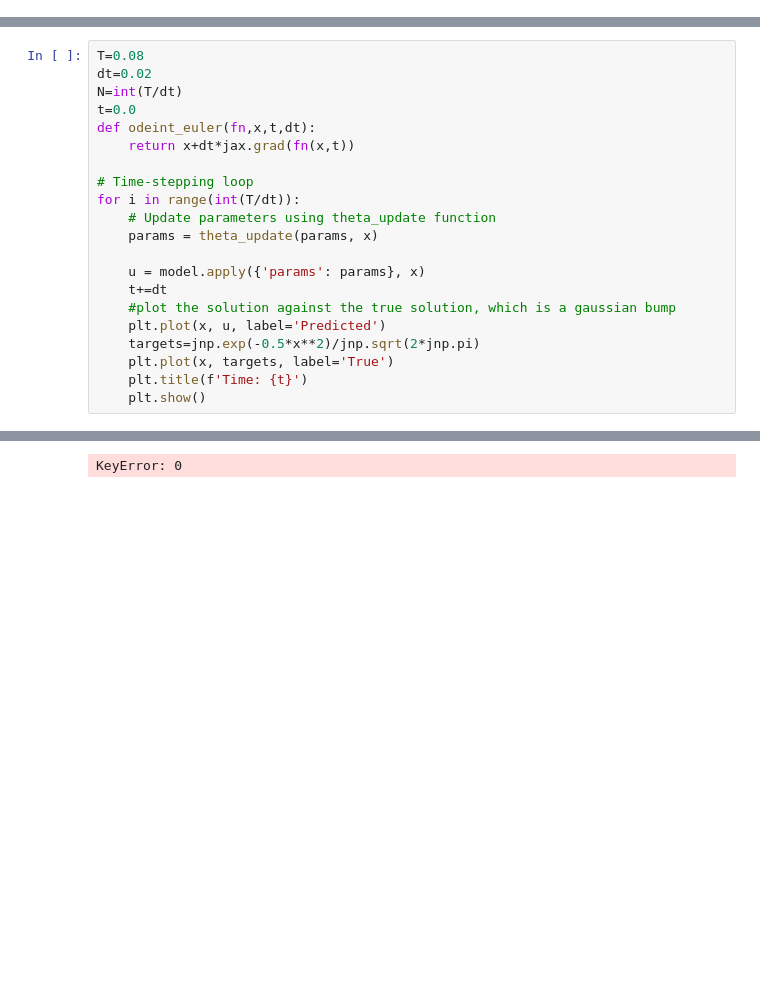
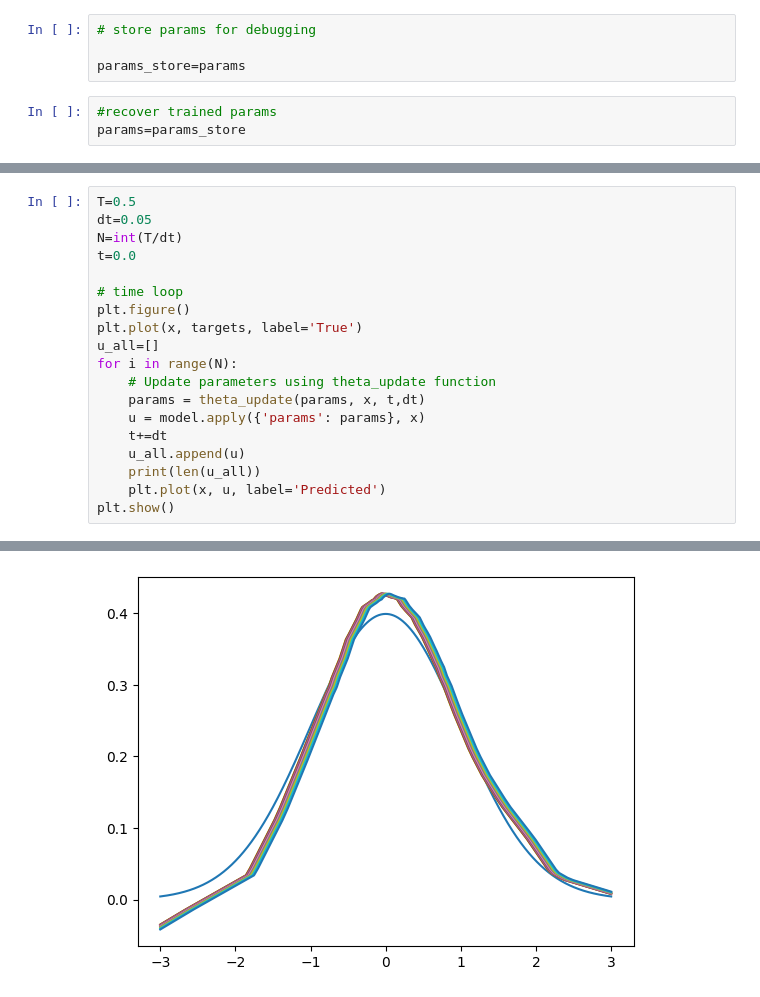
Before and after one commit to l1yz/PDE, a Jupyter notebook: Neural_Galerkin/main.ipynb, the cells around one changed output, grey strips where cells are left out. Drawn from its saved outputs; the diff is of its cells as text; blank space fills up the shorter version.

```diff
--- a/Neural_Galerkin/main.ipynb
+++ b/Neural_Galerkin/main.ipynb
@@ -141 +100,8 @@ epoch:1999 loss: 0.00011356317554600537
+# %%
+# store params for debugging
+
+params_store=params
+# %%
+#recover trained params
+params=params_store
 # %%
@@ -258,22 +217,20 @@ def theta_update(params, input):
 # %%
-T=0.08
-dt=0.02
+T=0.5
+dt=0.05
 N=int(T/dt)
 t=0.0
-def odeint_euler(fn,x,t,dt):
-    return x+dt*jax.grad(fn(x,t))
 
-# Time-stepping loop
-for i in range(int(T/dt)):
+# time loop
+plt.figure()
+plt.plot(x, targets, label='True')
+u_all=[]
+for i in range(N):
     # Update parameters using theta_update function
-    params = theta_update(params, x)
-
+    params = theta_update(params, x, t,dt)
     u = model.apply({'params': params}, x)
     t+=dt
-    #plot the solution against the true solution, which is a gaussian bump
+    u_all.append(u)
+    print(len(u_all))
     plt.plot(x, u, label='Predicted')
-    targets=jnp.exp(-0.5*x**2)/jnp.sqrt(2*jnp.pi)
-    plt.plot(x, targets, label='True')
-    plt.title(f'Time: {t}')
-    plt.show()
+plt.show()
 # %% [output]
@@ -281 +254 @@ for i in range(int(T/dt)):
-KeyError: 0
+[figure, added]
```
Also changed, not shown: parts of 9 cells of this notebook.
